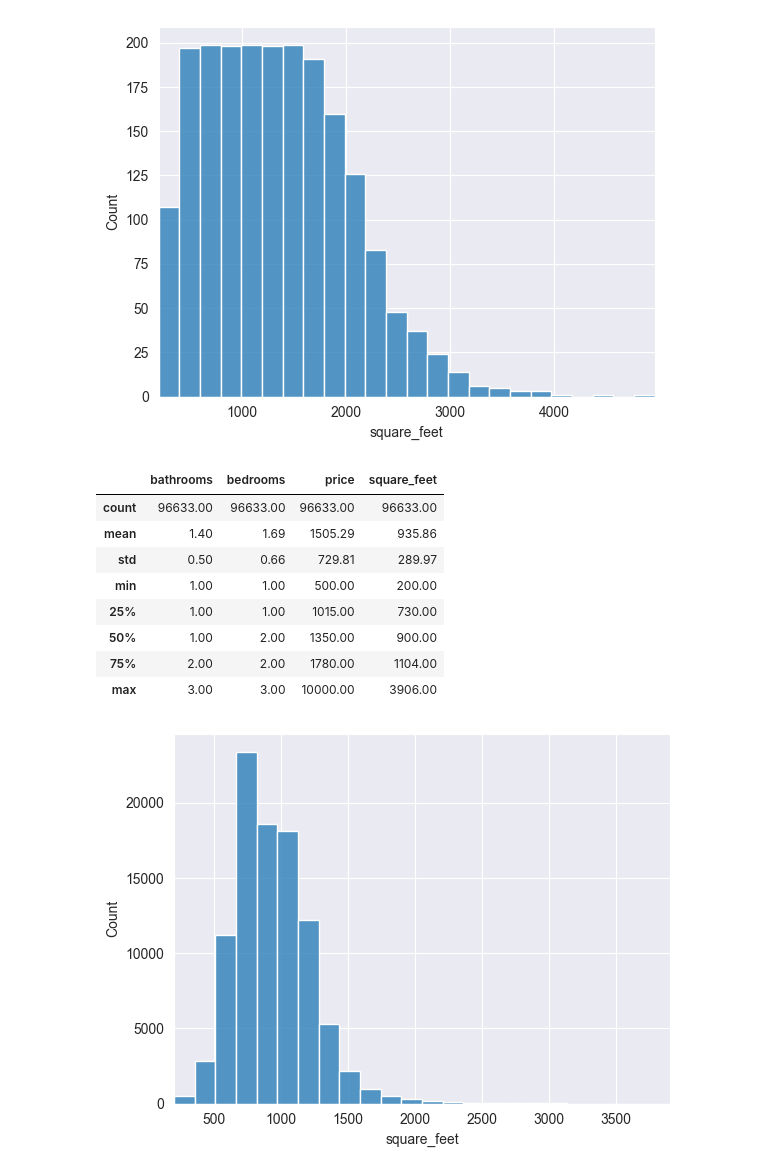
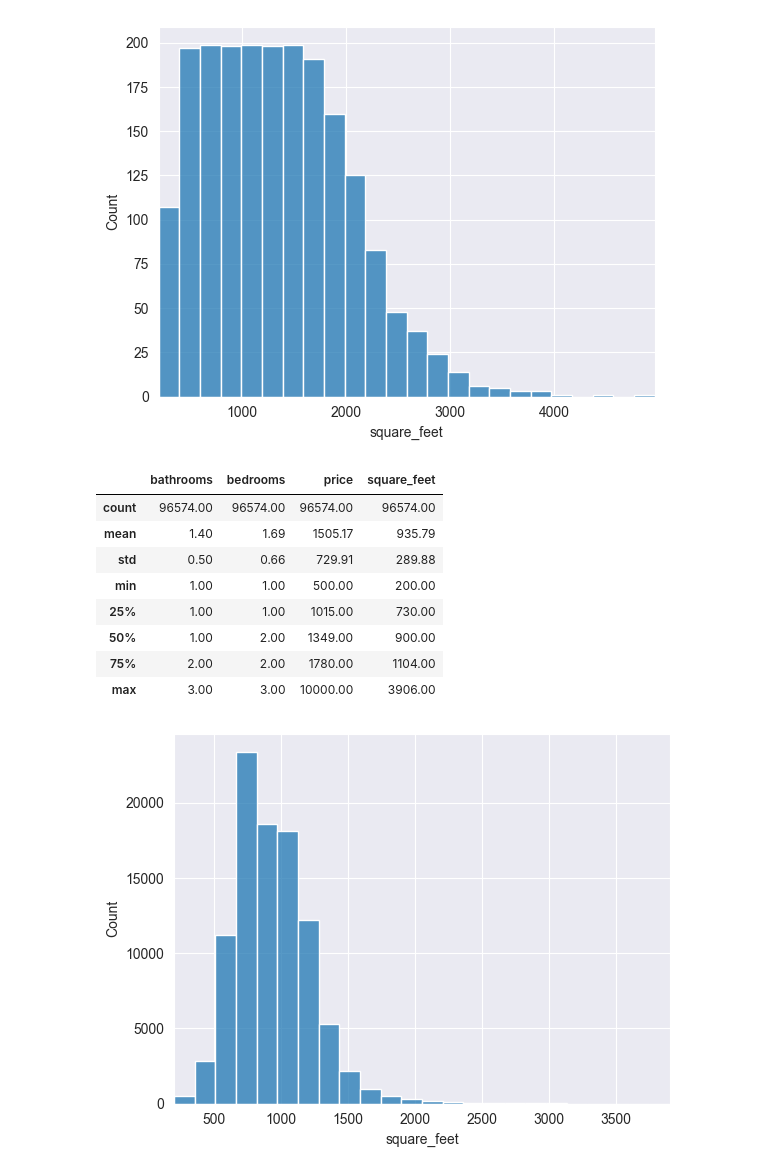
Before and after one commit to ipacheco9311/CS-577-07-Data-Science-Fall-2025-Project, a Jupyter notebook: source/project.ipynb, the cells around one changed output. Saved outputs shown, nothing was run; the diff lists cells and outputs as text; code cells hidden in the pictures.

```diff
--- a/source/project.ipynb
+++ b/source/project.ipynb
@@ -310,8 +318,9 @@ with duckdb.connect(database= (data_directory / 'apartments.duckdb')) as connect
     COUNT(*) AS count
     FROM listings
     WHERE
-    bedrooms IS NOT NULL AND bathrooms IS NOT NULL AND
-    price IS NOT NULL AND
+    category IS NOT NULL AND price_type  IS NOT NULL AND
+    bedrooms IS NOT NULL AND bathrooms IS NOT NULL AND price IS NOT NULL AND
+    category LIKE '%apartment%' AND price_type='monthly' AND
     bedrooms >= 1 AND bedrooms <= 3 AND
     bathrooms >= 1 AND bathrooms <= 3
     GROUP BY price;
@@ -330,8 +339,9 @@ with duckdb.connect(database= (data_directory / 'apartments.duckdb')) as connect
     SELECT bedrooms, bathrooms, price
     FROM listings
     WHERE
-    bedrooms IS NOT NULL AND bathrooms IS NOT NULL AND
-    price IS NOT NULL AND
+    category IS NOT NULL AND price_type  IS NOT NULL AND
+    bedrooms IS NOT NULL AND bathrooms IS NOT NULL AND price IS NOT NULL AND
+    category LIKE '%apartment%' AND price_type='monthly' AND
     bedrooms >= 1 AND bedrooms <= 3 AND
     bathrooms >= 1 AND bathrooms <= 3 AND
     price >= 500 AND price <= 10000;
@@ -356,8 +366,9 @@ with duckdb.connect(database= (data_directory / 'apartments.duckdb')) as connect
     COUNT(*) AS count
     FROM listings
     WHERE
-    bedrooms IS NOT NULL AND bathrooms IS NOT NULL AND
-    price IS NOT NULL AND
+    category IS NOT NULL AND price_type  IS NOT NULL AND
+    bedrooms IS NOT NULL AND bathrooms IS NOT NULL AND price IS NOT NULL AND
+    category LIKE '%apartment%' AND price_type='monthly' AND
     bedrooms >= 1 AND bedrooms <= 3 AND
     bathrooms >= 1 AND bathrooms <= 3 AND
     price >= 500 AND price <= 10000
@@ -376,8 +387,9 @@ with duckdb.connect(database= (data_directory / 'apartments.duckdb')) as connect
     COUNT(*) AS count
     FROM listings
     WHERE
-    bedrooms IS NOT NULL AND bathrooms IS NOT NULL AND
-    price IS NOT NULL AND square_feet IS NOT NULL AND
+    category IS NOT NULL AND price_type  IS NOT NULL AND
+    bedrooms IS NOT NULL AND bathrooms IS NOT NULL AND price IS NOT NULL AND
+    category LIKE '%apartment%' AND price_type='monthly' AND
     bedrooms >= 1 AND bedrooms <= 3 AND
     bathrooms >= 1 AND bathrooms <= 3 AND
     price >= 500 AND price <= 10000
@@ -391,25 +403,26 @@ plt.show()
 # %%
 with duckdb.connect(database= (data_directory / 'apartments.duckdb')) as connection:
     df = connection.execute('''
     SELECT bathrooms, bedrooms, price, square_feet
     FROM listings
     WHERE
-    bedrooms IS NOT NULL AND bathrooms IS NOT NULL AND
-    price IS NOT NULL AND square_feet IS NOT NULL AND
+    category IS NOT NULL AND price_type  IS NOT NULL AND
+    bedrooms IS NOT NULL AND bathrooms IS NOT NULL AND price IS NOT NULL AND
+    category LIKE '%apartment%' AND price_type='monthly' AND
     bedrooms >= 1 AND bedrooms <= 3 AND
     bathrooms >= 1 AND bathrooms <= 3 AND
     price >= 500 AND price <= 10000 AND
     square_feet <= 4000;
     ''').fetchdf()
 df.describe()
 # %% [output]
 |  | bathrooms | bedrooms | price | square_feet |
-| count | 96633.00 | 96633.00 | 96633.00 | 96633.00 |
-| mean | 1.40 | 1.69 | 1505.29 | 935.86 |
-| std | 0.50 | 0.66 | 729.81 | 289.97 |
+| count | 96574.00 | 96574.00 | 96574.00 | 96574.00 |
+| mean | 1.40 | 1.69 | 1505.17 | 935.79 |
+| std | 0.50 | 0.66 | 729.91 | 289.88 |
 | min | 1.00 | 1.00 | 500.00 | 200.00 |
 | 25% | 1.00 | 1.00 | 1015.00 | 730.00 |
-| 50% | 1.00 | 2.00 | 1350.00 | 900.00 |
+| 50% | 1.00 | 2.00 | 1349.00 | 900.00 |
 | 75% | 2.00 | 2.00 | 1780.00 | 1104.00 |
 | max | 3.00 | 3.00 | 10000.00 | 3906.00 |
 # %%
```
Also changed, not shown: parts of 9 cells of this notebook.
